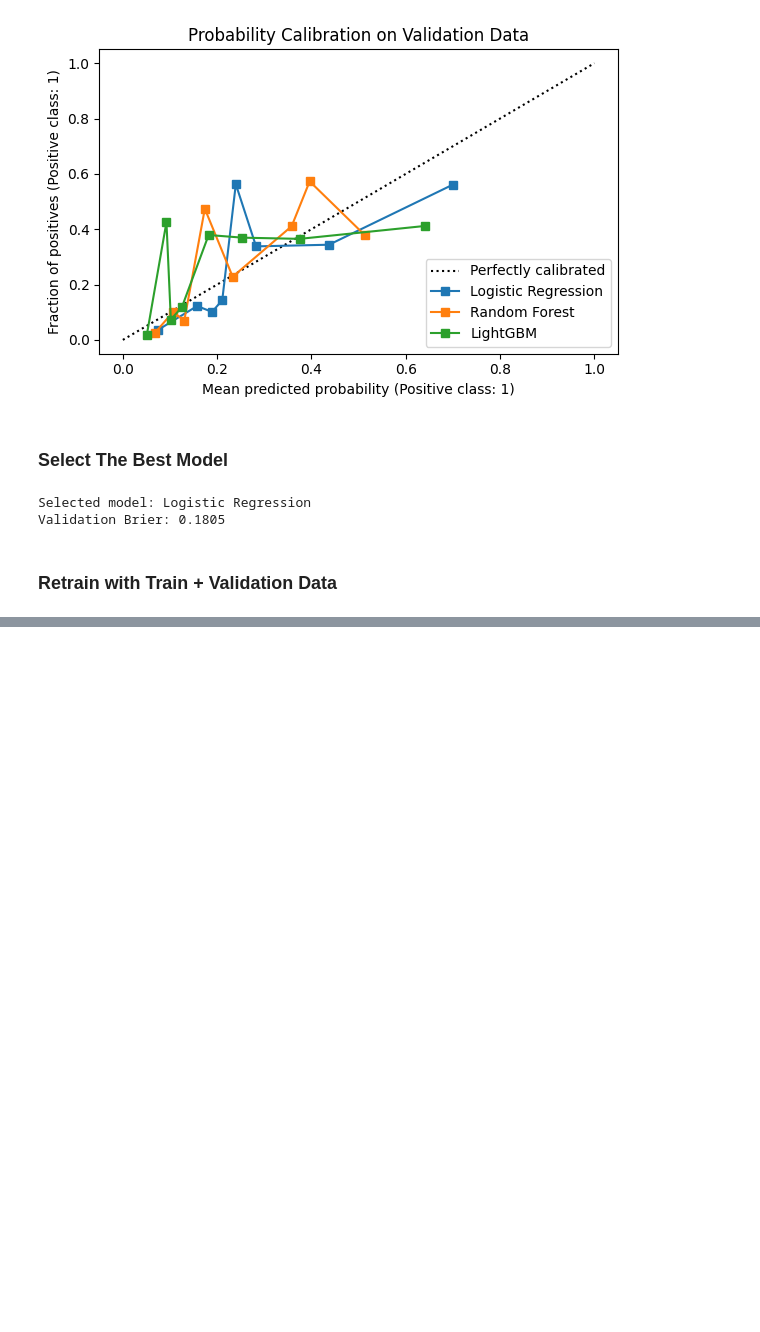
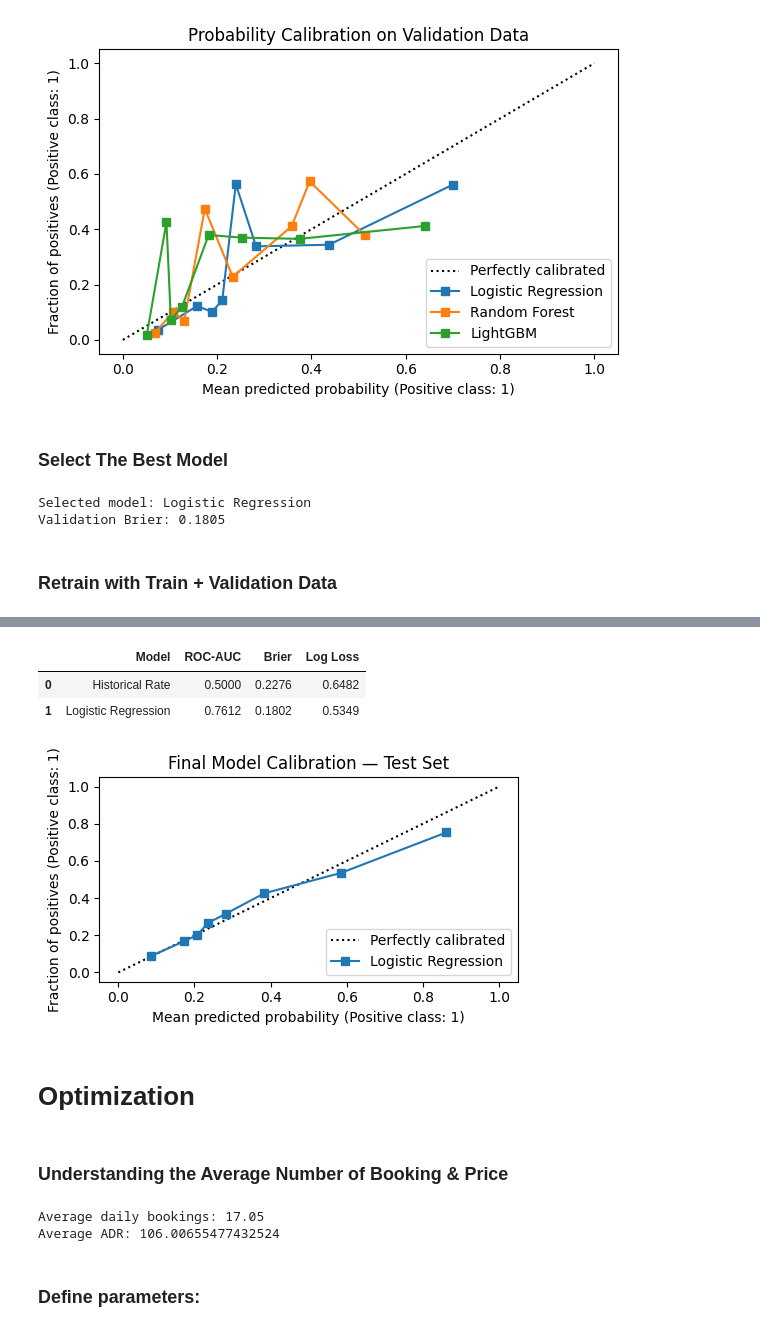
Before and after one commit to samanteymoorian/Hotel-Cancellation-Prediction-and-Overbooking-Optimization, a Jupyter notebook: Hotel Cancellation Prediction and Overbooking Optimization.ipynb, the cells around one changed output, grey strips where cells are left out. Saved outputs shown, nothing was run; the diff lists cells and outputs as text; code cells hidden in the pictures; blank space fills up the shorter version.

```diff
--- a/Hotel Cancellation Prediction and Overbooking Optimization.ipynb
+++ b/Hotel Cancellation Prediction and Overbooking Optimization.ipynb
@@ -464,0 +473,34 @@ print("Final selected model:", best_name)
+# %%
+baseline = DummyClassifier(strategy="prior")
+baseline.fit(X_trainval, y_trainval)
+# Predict using the baseline
+baseline_probs = baseline.predict_proba(X_test)[:, 1]
+# Compare both models
+test_comparison = pd.DataFrame([{"Model": "Historical Rate", **evaluate_model(y_test, baseline_probs)},
+    {"Model": best_name,**test_scores}])
+display(test_comparison.round(4))
+# %% [output]
+|  | Model | ROC-AUC | Brier | Log Loss |
+| 0 | Historical Rate | 0.5000 | 0.2276 | 0.6482 |
+| 1 | Logistic Regression | 0.7612 | 0.1802 | 0.5349 |
+# %%
+fig, ax = plt.subplots(figsize=(5, 3))
+CalibrationDisplay.from_predictions(y_test, test_probabilities, n_bins=8, strategy="quantile", name=best_name, ax=ax)
+plt.title("Final Model Calibration — Test Set")
+plt.tight_layout()
+plt.show()
+# %% [output]
+[figure, added]
+# %% [markdown]
+# Optimization
+# %% [markdown]
+### Understanding the Average Number of Booking & Price
+# %%
+daily_bookings = df.groupby("arrival_date").size()
+print("Average daily bookings:", round(daily_bookings.mean(), 2))
+print("Average ADR:", df["adr"].mean())
+# %% [output]
+Average daily bookings: 17.05
+Average ADR: 106.00655477432524
+# %% [markdown]
+### Define parameters:
```
Also changed, not shown: parts of 17 cells of this notebook.
